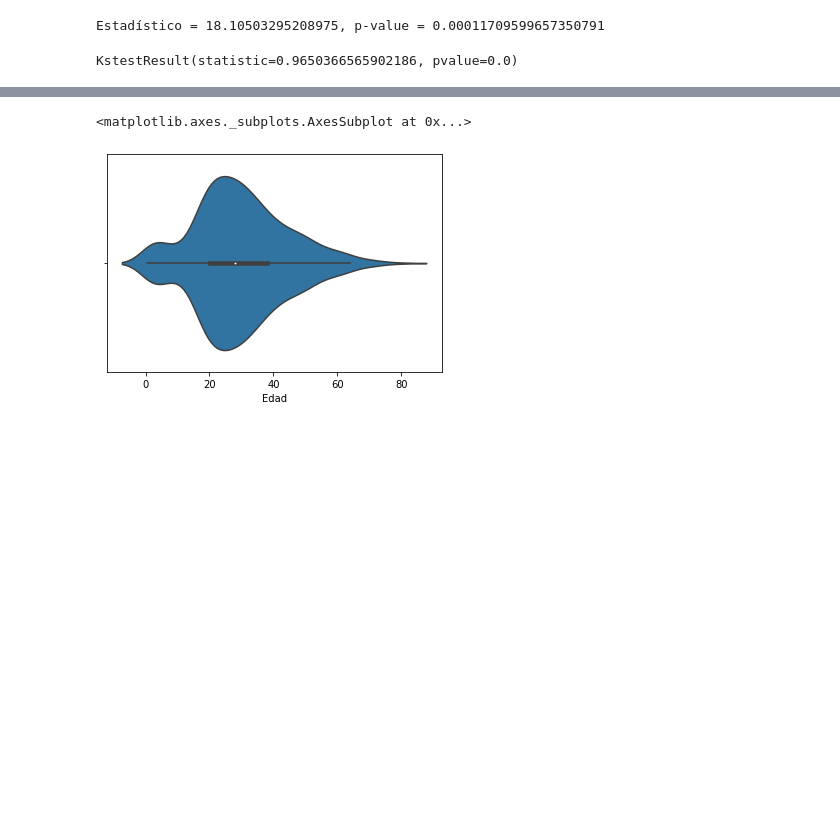
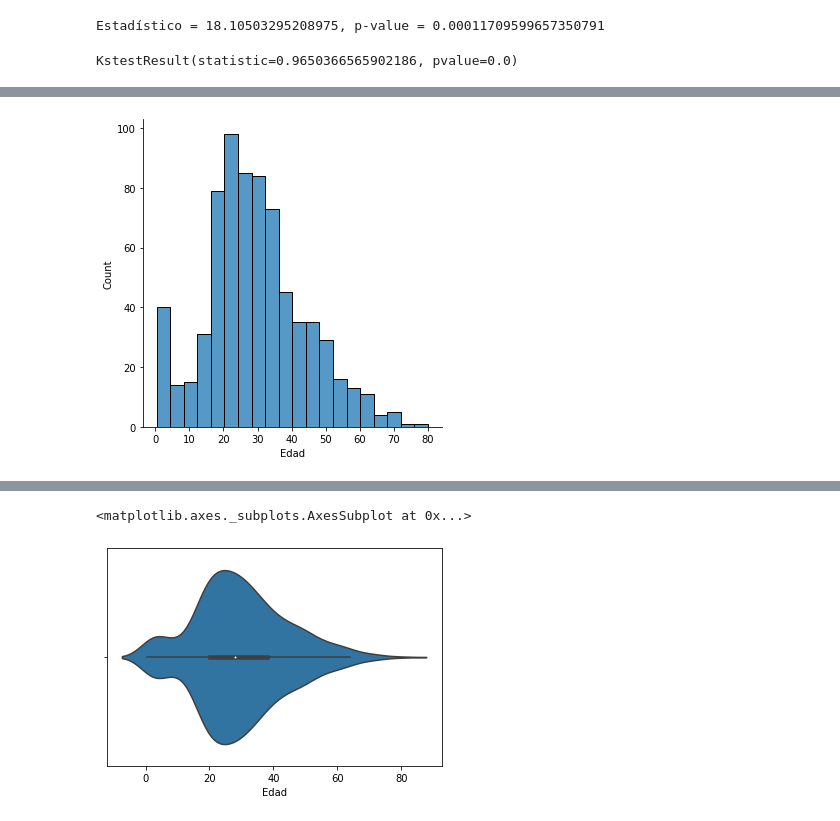
Before and after one commit to armandovl/funciones_descriptiva, a Jupyter notebook: Clase_Estadistica_Descriptiva.ipynb, the cells around one changed output, grey strips where cells are left out. Drawn from its saved outputs; the diff is of its cells as text; code cells hidden in the pictures; blank space fills up the shorter version.

```diff
--- a/Clase_Estadistica_Descriptiva.ipynb
+++ b/Clase_Estadistica_Descriptiva.ipynb
@@ -581,0 +315,6 @@ sns.countplot(datos["Sexo"])
+# %%
+#mirar la distribución mediante displot
+sns.displot(datos["Edad"])
+plt.show()
+# %% [output]
+[figure, added]
```
Also changed, not shown: parts of 131 cells of this notebook.
